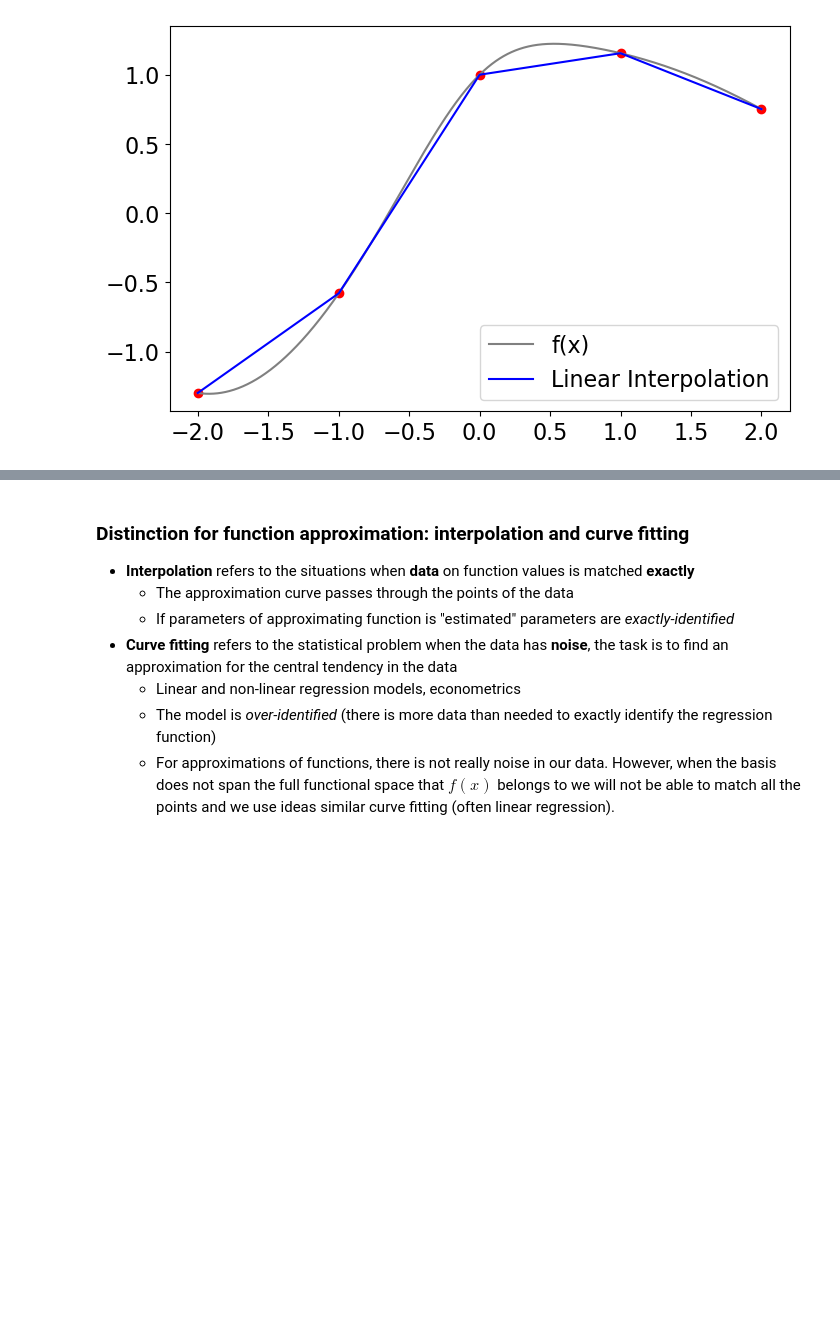
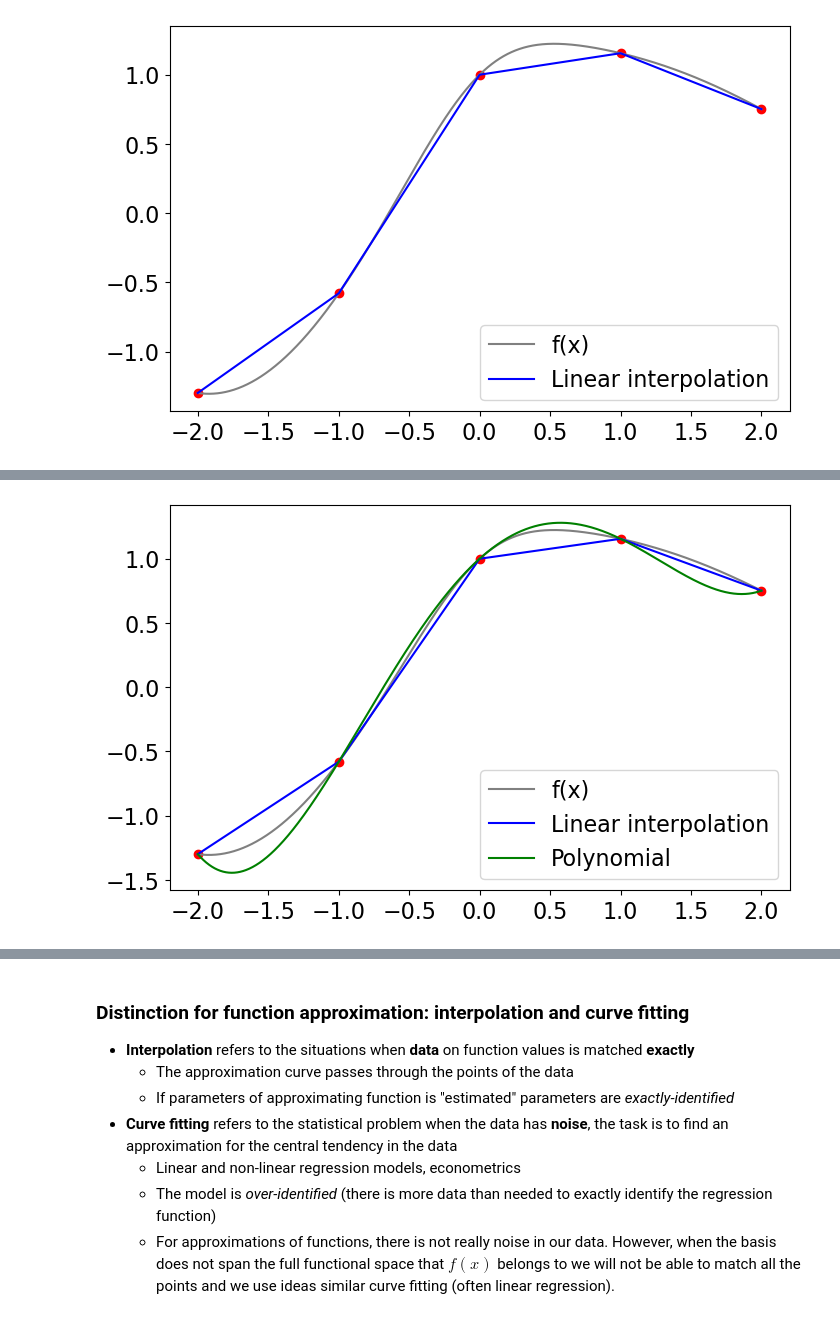
Before and after one commit to bschjerning/dp_ucph, a Jupyter notebook: 1_theory_tools/05_interpolation.ipynb, the cells around one changed output, grey strips where cells are left out. Saved outputs shown, nothing was run; the diff lists cells and outputs as text; code cells hidden in the pictures; blank space fills up the shorter version.

```diff
--- a/1_theory_tools/05_interpolation.ipynb
+++ b/1_theory_tools/05_interpolation.ipynb
@@ -66,9 +75,13 @@ plt.rcParams.update({'font.size': 16})
 # %%
-f= lambda x: np.exp(-x/4)*np.sin(x) + 1/(1+x**2)    # function to interpolate/approximate
-m=5; a=-2; b=2;            # n:   Number of datapoints and limits for on interval
-x0 = np.linspace(a,b,m);   # x0:  grid points where we know f(x)
-fx0=f(x0)                  # fx0: function values at x0
-fhat = interpolate.interp1d(x0,fx0) # returns the interpolation function
-plot1d(f, x0, fx0, fhat, label='Linear Interpolation') # use the plotting tool in sieve.py
+f = lambda x: np.exp(-x/4) * np.sin(x) + 1/(1 + x**2)  # Function to interpolate/approximate
+m, a, b = 5, -2, 2                                     # TRY changing data points (m) and interval [a, b]
+x_g = np.linspace(a, b, m)                             # Grid points where we know f(x)
+fx_g = f(x_g)                                          # Observed function values at grid pints
+fhat = interpolate.interp1d(x_g, fx_g, kind='linear')  # Linear interpolation
+extrapolate = 0                                        # TRY eExtrapolation if >0
+x = np.linspace(a - extrapolate, b + extrapolate, 100) # (extended) evaluation grid
+fhat_lin = interpolate.interp1d(x_g, fx_g, bounds_error=False, fill_value='extrapolate')
+plot1d(None, x_g, fx_g) # (plotting tool in sieve.py)
+plot1d(f, x, None, fhat_lin, label='Linear interpolation')
 # %% [output]
 [figure]
@@ -100,0 +127,15 @@ plot1d(None, x0, fx0, fhat, label='Polynomial', color='g') # use the the plottin
+# %%
+m, a, b = 5, -2, 2                                     # TRY chaning data points (m) and interval [a, b]
+x_g = np.linspace(a, b, m)                              # Grid points where we know f(x)
+fx_g = f(x_g)                                           # Function values at grid pints
+fhat_lin = interpolate.interp1d(x_g, fx_g, bounds_error=False, fill_value='extrapolate')
+deg = m-1                                              # TRY chaning degree of approximating polynomial
+polcoef = polynomial.polyfit(x_g,fx_g,deg)              # polynomial interpolation coefficients
+fhat_pol = lambda x: polynomial.polyval(x,polcoef)
+extrapolate = 0                                         # TRY Extrapolation if >0
+x = np.linspace(a - extrapolate, b + extrapolate, 100)  # (extended) evaluation grid
+plot1d(None, x_g, fx_g) # (plotting tool in sieve.py)
+plot1d(f, x, None, fhat_lin, label='Linear interpolation')
+plot1d(None, x, None, fhat_pol, label='Polynomial', color='g') # use the the plotting tool
+# %% [output]
+[figure, added]
```
Also changed, not shown: parts of 28 cells of this notebook.
